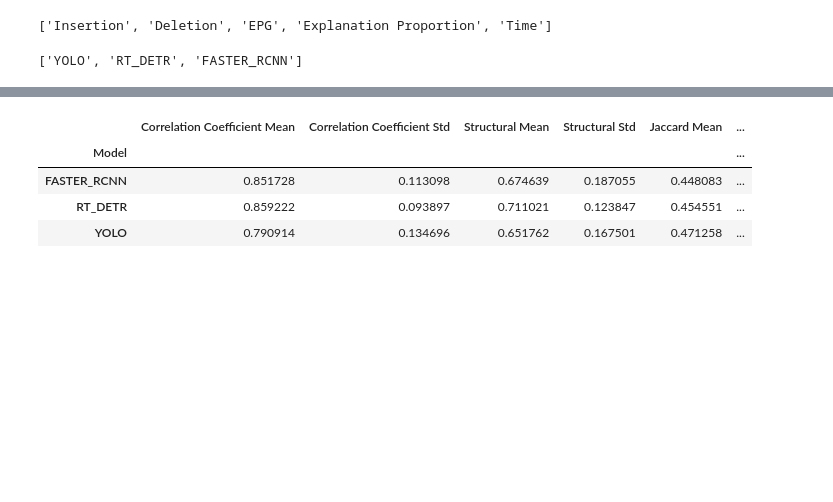
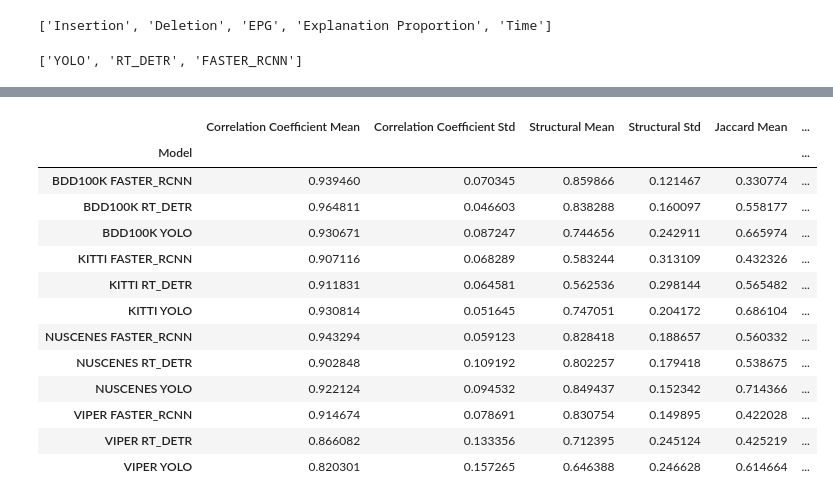
Before and after one commit to santiago-calderon-pena/IncX, a Jupyter notebook: experiment-results.ipynb, the cells around one changed output, grey strips where cells are left out. Saved outputs shown, nothing was run; the diff lists cells and outputs as text; code cells hidden in the pictures; blank space fills up the shorter version.

```diff
--- a/experiment-results.ipynb
+++ b/experiment-results.ipynb
@@ -1,12 +1,14 @@
 # %%
 import joblib
-
-metrics_results = joblib.load('data/test.pkl')
+from collections import defaultdict
+def default_float_dict():
+    return defaultdict(float)
+metrics_results = joblib.load('metrics_results.pkl')
 
 incrx_results = metrics_results['Incx']
 d_rise_results = metrics_results['D-RISE']
 # %%
-metrics = list(metrics_results['Incx']['RT_DETR'].keys())
+metrics = list(metrics_results['Incx']['KITTI']['RT_DETR'].keys())
 metrics
 # %% [output]
 ['Insertion', 'Deletion', 'EPG', 'Explanation Proportion', 'Time']
@@ -169,53 +188,62 @@ Passing `palette` without assigning `hue` is deprecated and will be removed in v
 # %%
 import joblib
 from incx.models.model_enum import ModelEnum
 import numpy as np
 import pandas as pd
 
 # Load the comparison results from a pickle file
-with open('data/test_2.pkl', 'rb') as f:
+with open('comparison_results.pkl', 'rb') as f:
     comparison_results = joblib.load(f)
 
 def filter_zeroes(array):
     return array[array != 0]
 
 data = []
+for dataset in DatasetEnum:
+    for model in ModelEnum:
+        pearson_filtered = [x for val in comparison_results[dataset.name][model.name]['Pearson'].values() for x in val.values()]
+        structural_filtered = [x for val in comparison_results[dataset.name][model.name]['Structural'].values() for x in val.values()]
+        dice_filtered = [x for val in comparison_results[dataset.name][model.name]['Dice'].values() for x in val.values()]
+        jaccard_filtered = [x for val in comparison_results[dataset.name][model.name]['Jaccard'].values() for x in val.values()]
 
-for model in ModelEnum:
-    pearson_filtered = filter_zeroes(comparison_results[model.name]['Pearson'])
-    structural_filtered = filter_zeroes(comparison_results[model.name]['Structural'])
-    dice_filtered = filter_zeroes(comparison_results[model.name]['Dice'])
-    jaccard_filtered = filter_zeroes(comparison_results[model.name]['Jaccard'])
+        pearson_mean = np.mean(pearson_filtered)
+        structural_mean = np.mean(structural_filtered)
+        dice_mean = np.mean(dice_filtered)
+        jaccard_mean = np.mean(jaccard_filtered)
 
-    pearson_mean = np.mean(pearson_filtered)
-    structural_mean = np.mean(structural_filtered)
-    dice_mean = np.mean(dice_filtered)
-    jaccard_mean = np.mean(jaccard_filtered)
+        pearson_std = np.std(pearson_filtered)
+        structural_std = np.std(structural_filtered)
+        dice_std = np.std(dice_filtered)
+        jaccard_std = np.std(jaccard_filtered)
 
-    pearson_std = np.std(pearson_filtered)
-    structural_std = np.std(structural_filtered)
-    dice_std = np.std(dice_filtered)
-    jaccard_std = np.std(jaccard_filtered)
-
-    data.append({
-        'Model': model.name,
-        'Correlation Coefficient Mean': pearson_mean,
-        'Correlation Coefficient Std': pearson_std,
-        'Structural Mean': structural_mean,
-        'Structural Std': structural_std,
-        'Jaccard Mean': jaccard_mean,
-        'Jaccard Std': jaccard_std,
-        'Dice Mean': dice_mean,
-        'Dice Std': dice_std
-    })
+        data.append({
+            'Model': dataset.name + ' ' + model.name,
+            'Correlation Coefficient Mean': pearson_mean,
+            'Correlation Coefficient Std': pearson_std,
+            'Structural Mean': structural_mean,
+            'Structural Std': structural_std,
+            'Jaccard Mean': jaccard_mean,
+            'Jaccard Std': jaccard_std,
+            'Dice Mean': dice_mean,
+            'Dice Std': dice_std
+        })
 
 df = pd.DataFrame(data)
 df.set_index('Model', inplace=True)
 df.sort_index(inplace=True)
 df
 # %% [output]
 |  | Correlation Coefficient Mean | Correlation Coefficient Std | Structural Mean | Structural Std | Jaccard Mean | ... |
 | Model |  |  |  |  |  | ... |
-| FASTER_RCNN | 0.851728 | 0.113098 | 0.674639 | 0.187055 | 0.448083 | ... |
-| RT_DETR | 0.859222 | 0.093897 | 0.711021 | 0.123847 | 0.454551 | ... |
-| YOLO | 0.790914 | 0.134696 | 0.651762 | 0.167501 | 0.471258 | ... |
+| BDD100K FASTER_RCNN | 0.939460 | 0.070345 | 0.859866 | 0.121467 | 0.330774 | ... |
+| BDD100K RT_DETR | 0.964811 | 0.046603 | 0.838288 | 0.160097 | 0.558177 | ... |
+| BDD100K YOLO | 0.930671 | 0.087247 | 0.744656 | 0.242911 | 0.665974 | ... |
+| KITTI FASTER_RCNN | 0.907116 | 0.068289 | 0.583244 | 0.313109 | 0.432326 | ... |
+| KITTI RT_DETR | 0.911831 | 0.064581 | 0.562536 | 0.298144 | 0.565482 | ... |
+| KITTI YOLO | 0.930814 | 0.051645 | 0.747051 | 0.204172 | 0.686104 | ... |
+| NUSCENES FASTER_RCNN | 0.943294 | 0.059123 | 0.828418 | 0.188657 | 0.560332 | ... |
+| NUSCENES RT_DETR | 0.902848 | 0.109192 | 0.802257 | 0.179418 | 0.538675 | ... |
+| NUSCENES YOLO | 0.922124 | 0.094532 | 0.849437 | 0.152342 | 0.714366 | ... |
+| VIPER FASTER_RCNN | 0.914674 | 0.078691 | 0.830754 | 0.149895 | 0.422028 | ... |
+| VIPER RT_DETR | 0.866082 | 0.133356 | 0.712395 | 0.245124 | 0.425219 | ... |
+| VIPER YOLO | 0.820301 | 0.157265 | 0.646388 | 0.246628 | 0.614664 | ... |
```
Also changed, not shown: parts of 8 cells of this notebook.
